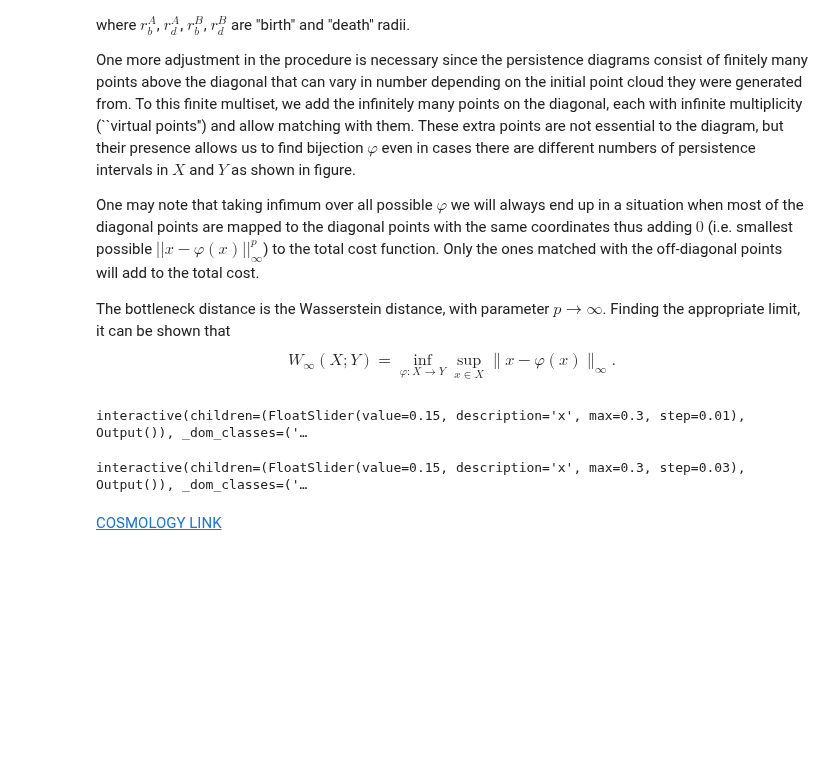
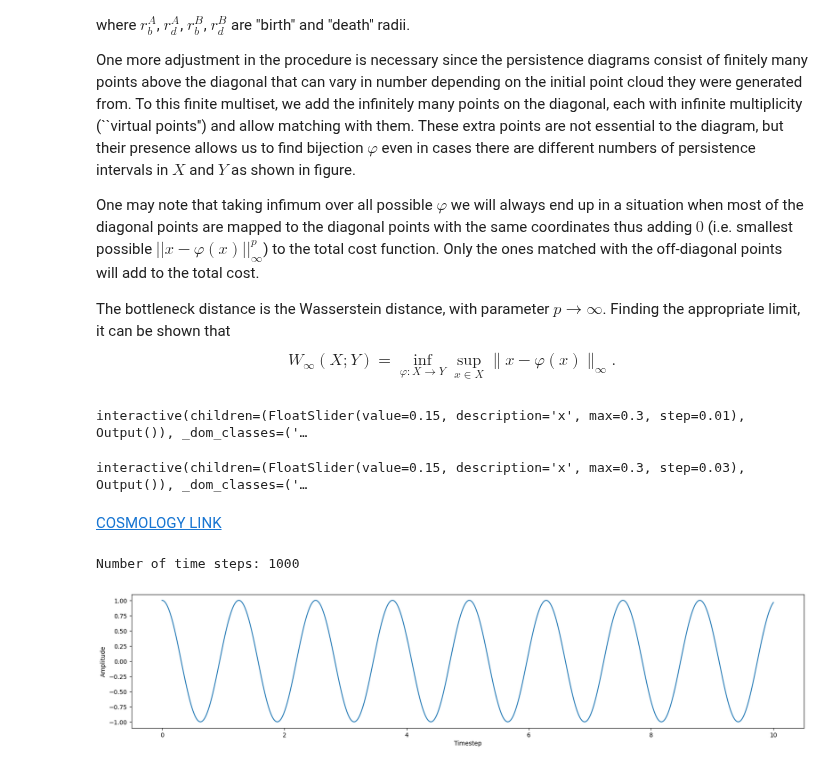
Before and after one commit to fbeilstein/topological_data_analysis, a Jupyter notebook: lecture_11_wasserstein_distance.ipynb, the cells around one changed output. Cells and saved outputs as stored; diff of their text form; code cells hidden in the pictures; blank space fills up the shorter version.

```diff
--- a/lecture_11_wasserstein_distance.ipynb
+++ b/lecture_11_wasserstein_distance.ipynb
@@ -664,0 +670,19 @@ interactive(children=(FloatSlider(value=0.15, description='x', max=0.3, step=0.0
+# %%
+import numpy as np
+import matplotlib.pyplot as plt
+import seaborn as sns
+
+
+x_periodic = np.linspace(0, 10, 1000)
+y_periodic = np.cos(5 * x_periodic)
+
+print(f"Number of time steps: {len(y_periodic)}")
+
+plt.figure(figsize=(20, 4))
+plt.plot(x_periodic, y_periodic)
+plt.xlabel("Timestep")
+plt.ylabel("Amplitude")
+plt.show()
+# %% [output]
+Number of time steps: 1000
+[figure, added]
```
Also changed, not shown: parts of 7 cells of this notebook.
